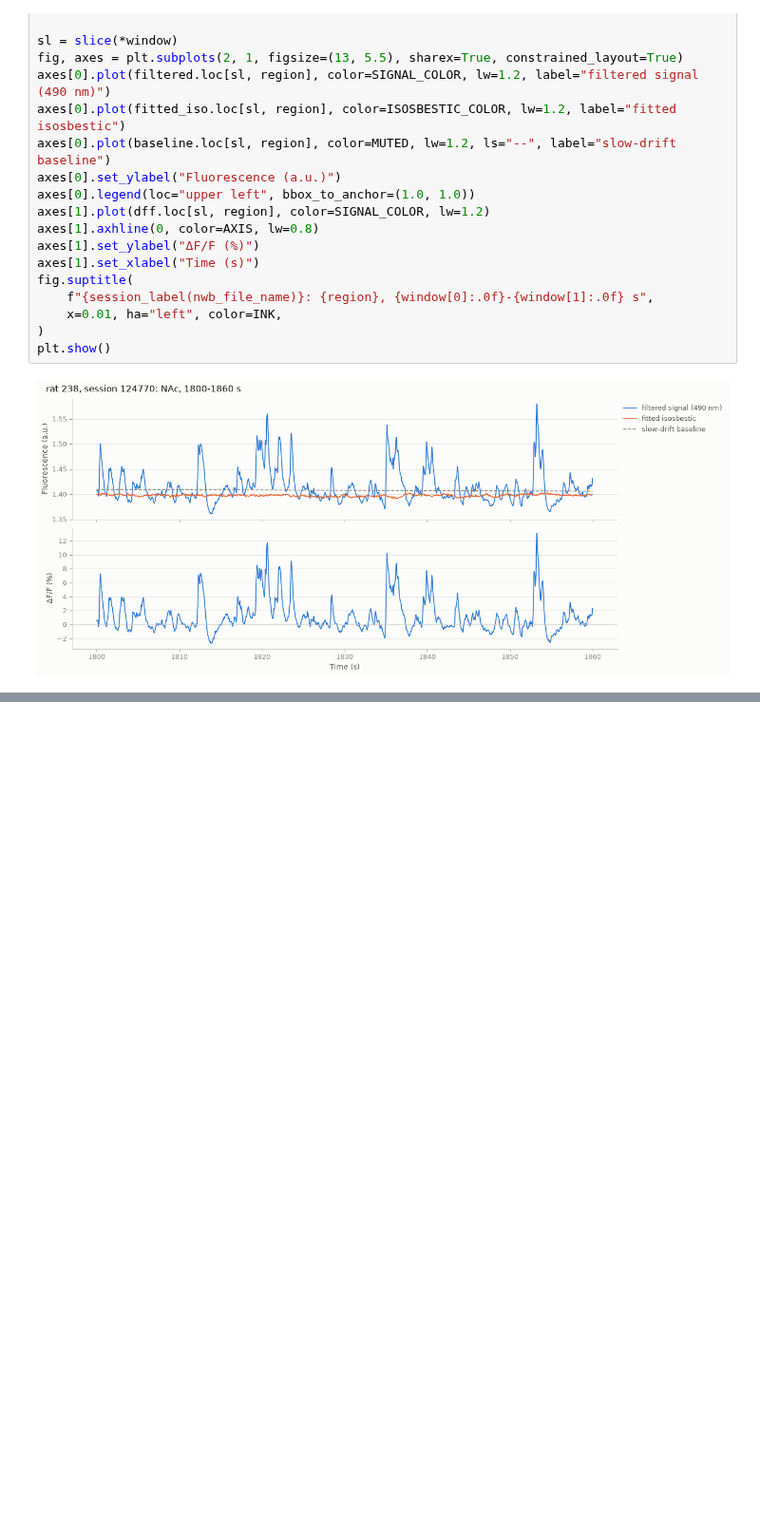
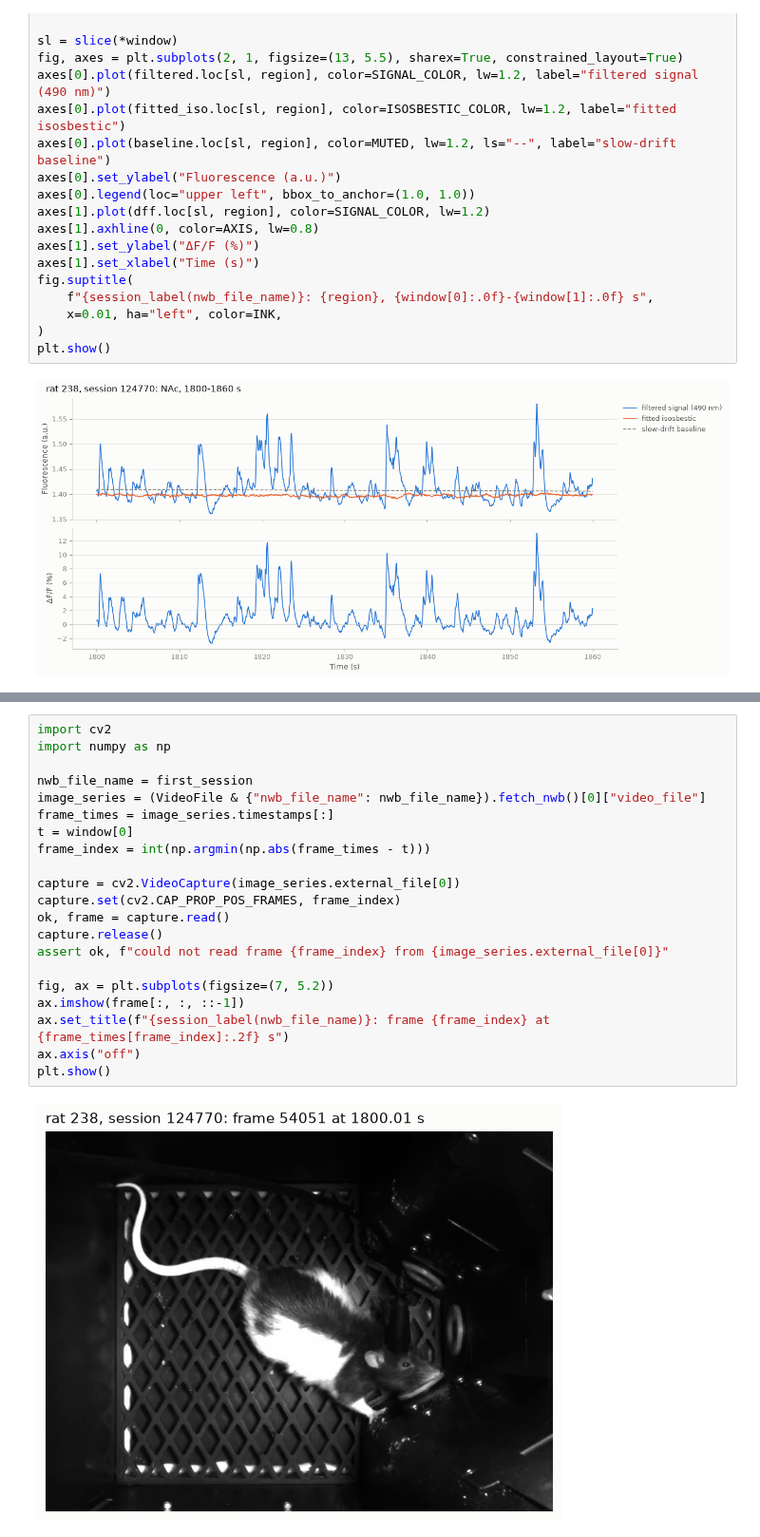
Before and after one commit to catalystneuro/hanks-lab-to-nwb, a Jupyter notebook: spyglass/tutorials/spyglass_fiber_photometry_tutorial.ipynb, the cells around one changed output, grey strips where cells are left out. Shown at 95% size. Drawn from its saved outputs; the diff is of its cells as text; blank space fills up the shorter version.

```diff
--- a/spyglass/tutorials/spyglass_fiber_photometry_tutorial.ipynb
+++ b/spyglass/tutorials/spyglass_fiber_photometry_tutorial.ipynb
@@ -501,0 +568,23 @@ plt.show()
+# %%
+import cv2
+import numpy as np
+
+nwb_file_name = first_session
+image_series = (VideoFile & {"nwb_file_name": nwb_file_name}).fetch_nwb()[0]["video_file"]
+frame_times = image_series.timestamps[:]
+t = window[0]
+frame_index = int(np.argmin(np.abs(frame_times - t)))
+
+capture = cv2.VideoCapture(image_series.external_file[0])
+capture.set(cv2.CAP_PROP_POS_FRAMES, frame_index)
+ok, frame = capture.read()
+capture.release()
+assert ok, f"could not read frame {frame_index} from {image_series.external_file[0]}"
+
+fig, ax = plt.subplots(figsize=(7, 5.2))
+ax.imshow(frame[:, :, ::-1])
+ax.set_title(f"{session_label(nwb_file_name)}: frame {frame_index} at {frame_times[frame_index]:.2f} s")
+ax.axis("off")
+plt.show()
+# %% [output]
+[figure, added]
```
Also changed, not shown: parts of 8 cells of this notebook.
